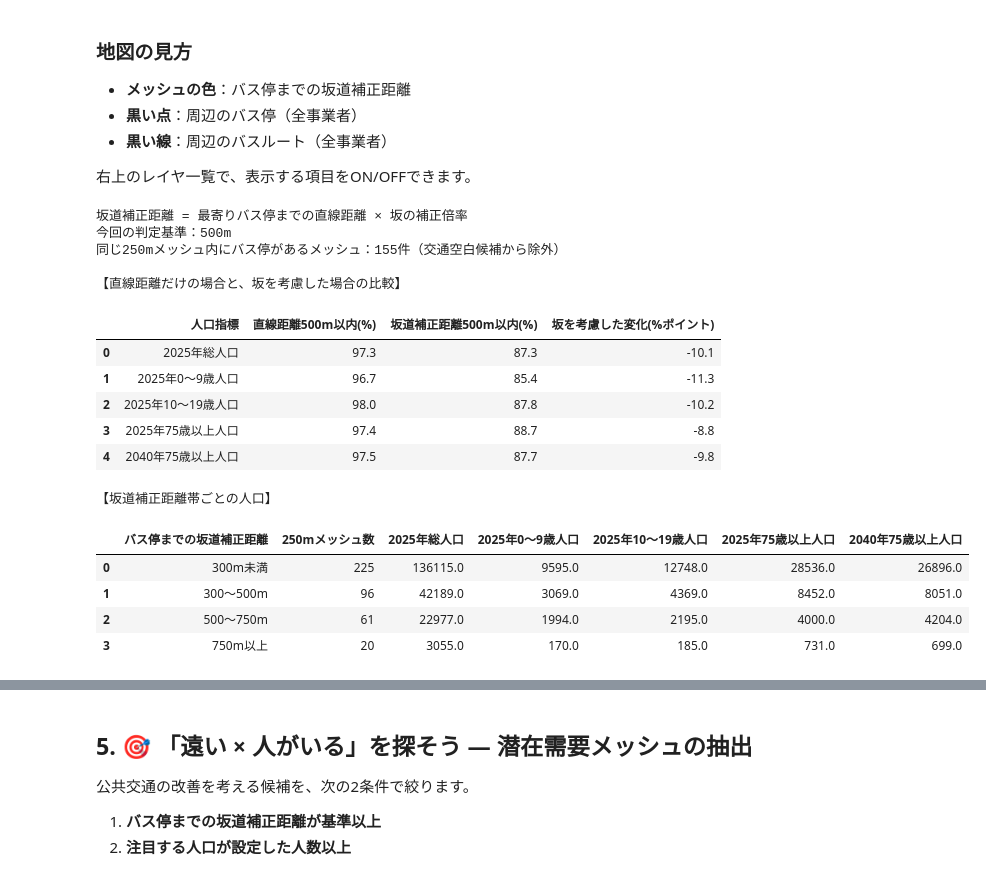
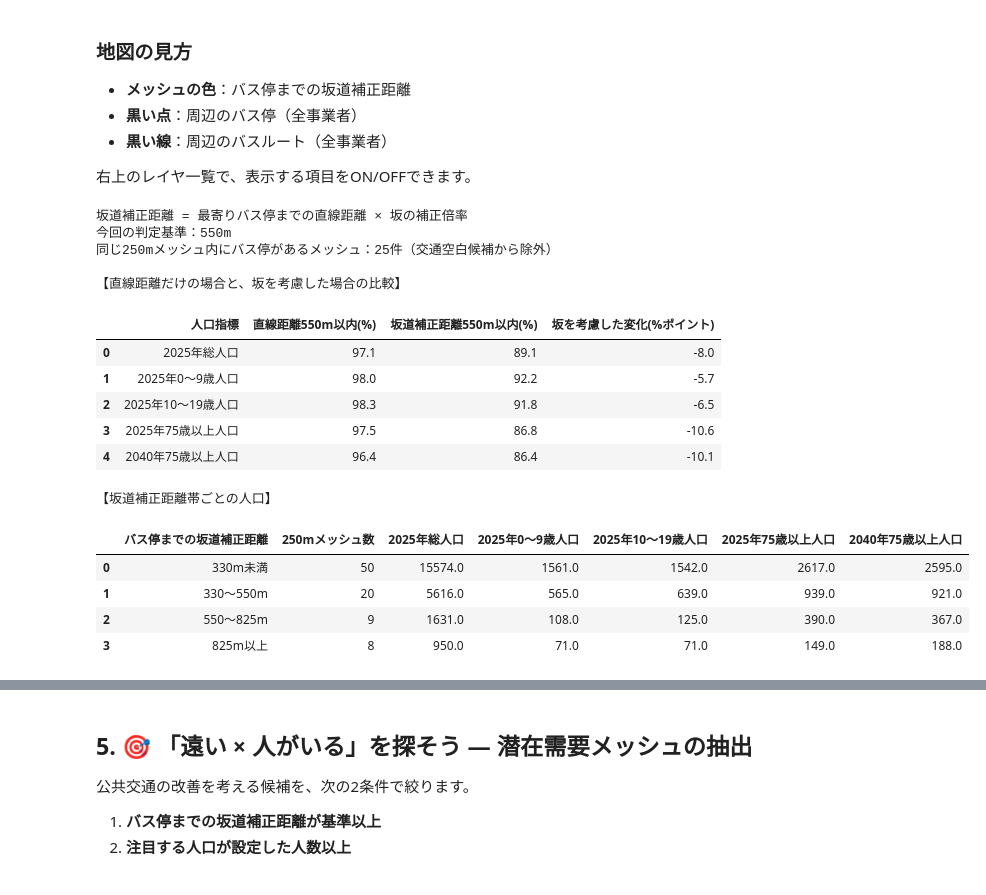
Before and after one commit to HajimeSeya/toyooka-gtfs-gis-workshop, a Jupyter notebook: saiseijyuku2026.ipynb, the cells around one changed output, grey strips where cells are left out. Cells and saved outputs as stored; diff of their text form; code cells hidden in the pictures.

```diff
--- a/saiseijyuku2026.ipynb
+++ b/saiseijyuku2026.ipynb
@@ -2085,7 +2085,7 @@ def gtfs_population_access(service, population, catchment_m=300):
 > このセルで対象地域を選び直してください。
 # %%
 # @title 対象地域
-TARGET = "垂水区" # @param ["王寺町", "垂水区"]
+TARGET = "王寺町" # @param ["王寺町", "垂水区"]
 BASE_YEAR = 2025
 FUTURE_YEAR = 2040
 
@@ -2222,7 +2222,7 @@ display(人口推移表)
 右上のレイヤ一覧で、表示する項目をON/OFFできます。
 # %%
 # @title 坂を考慮する距離の基準
-坂道補正距離基準_m = 500 # @param {type:"slider", min:300, max:800, step:50}
+坂道補正距離基準_m = 550 # @param {type:"slider", min:300, max:800, step:50}
 
 人口メッシュ, メッシュ代表点 = analyze_access(
     data,
@@ -2252,45 +2252,45 @@ print("\n【直線距離だけの場合と、坂を考慮した場合の比較
     人口メッシュ,
     threshold_m=坂道補正距離基準_m,
     base_year=BASE_YEAR,
     future_year=FUTURE_YEAR
 )
 display(坂道補正距離比較.round(1))
 
 print("\n【坂道補正距離帯ごとの人口】")
 坂道補正距離帯集計 = effective_distance_band_table(
     人口メッシュ,
     threshold_m=坂道補正距離基準_m,
     base_year=BASE_YEAR,
     future_year=FUTURE_YEAR
 )
 display(坂道補正距離帯集計.round(0))
 
 坂道補正距離地図 = make_effective_distance_map(
     data,
     人口メッシュ,
     threshold_m=坂道補正距離基準_m,
     gtfs=None,
     active_st=None,
 )
 坂道補正距離地図
 # %% [output]
 坂道補正距離 = 最寄りバス停までの直線距離 × 坂の補正倍率
-今回の判定基準：500m
-同じ250mメッシュ内にバス停があるメッシュ：155件（交通空白候補から除外）
+今回の判定基準：550m
+同じ250mメッシュ内にバス停があるメッシュ：25件（交通空白候補から除外）
 
 【直線距離だけの場合と、坂を考慮した場合の比較】
-|  | 人口指標 | 直線距離500m以内(%) | 坂道補正距離500m以内(%) | 坂を考慮した変化(%ポイント) |
-| 0 | 2025年総人口 | 97.3 | 87.3 | -10.1 |
-| 1 | 2025年0～9歳人口 | 96.7 | 85.4 | -11.3 |
-| 2 | 2025年10～19歳人口 | 98.0 | 87.8 | -10.2 |
-| 3 | 2025年75歳以上人口 | 97.4 | 88.7 | -8.8 |
-| 4 | 2040年75歳以上人口 | 97.5 | 87.7 | -9.8 |
+|  | 人口指標 | 直線距離550m以内(%) | 坂道補正距離550m以内(%) | 坂を考慮した変化(%ポイント) |
+| 0 | 2025年総人口 | 97.1 | 89.1 | -8.0 |
+| 1 | 2025年0～9歳人口 | 98.0 | 92.2 | -5.7 |
+| 2 | 2025年10～19歳人口 | 98.3 | 91.8 | -6.5 |
+| 3 | 2025年75歳以上人口 | 97.5 | 86.8 | -10.6 |
+| 4 | 2040年75歳以上人口 | 96.4 | 86.4 | -10.1 |
 【坂道補正距離帯ごとの人口】
 |  | バス停までの坂道補正距離 | 250mメッシュ数 | 2025年総人口 | 2025年0～9歳人口 | 2025年10～19歳人口 | 2025年75歳以上人口 | 2040年75歳以上人口 |
-| 0 | 300m未満 | 225 | 136115.0 | 9595.0 | 12748.0 | 28536.0 | 26896.0 |
-| 1 | 300～500m | 96 | 42189.0 | 3069.0 | 4369.0 | 8452.0 | 8051.0 |
-| 2 | 500～750m | 61 | 22977.0 | 1994.0 | 2195.0 | 4000.0 | 4204.0 |
-| 3 | 750m以上 | 20 | 3055.0 | 170.0 | 185.0 | 731.0 | 699.0 |
+| 0 | 330m未満 | 50 | 15574.0 | 1561.0 | 1542.0 | 2617.0 | 2595.0 |
+| 1 | 330～550m | 20 | 5616.0 | 565.0 | 639.0 | 939.0 | 921.0 |
+| 2 | 550～825m | 9 | 1631.0 | 108.0 | 125.0 | 390.0 | 367.0 |
+| 3 | 825m以上 | 8 | 950.0 | 71.0 | 71.0 | 149.0 | 188.0 |
 [interactive output not drawn]
 # %% [markdown]
 ## 5. 🎯 「遠い × 人がいる」を探そう ― 潜在需要メッシュの抽出
```
Also changed, not shown: parts of 6 cells of this notebook.
